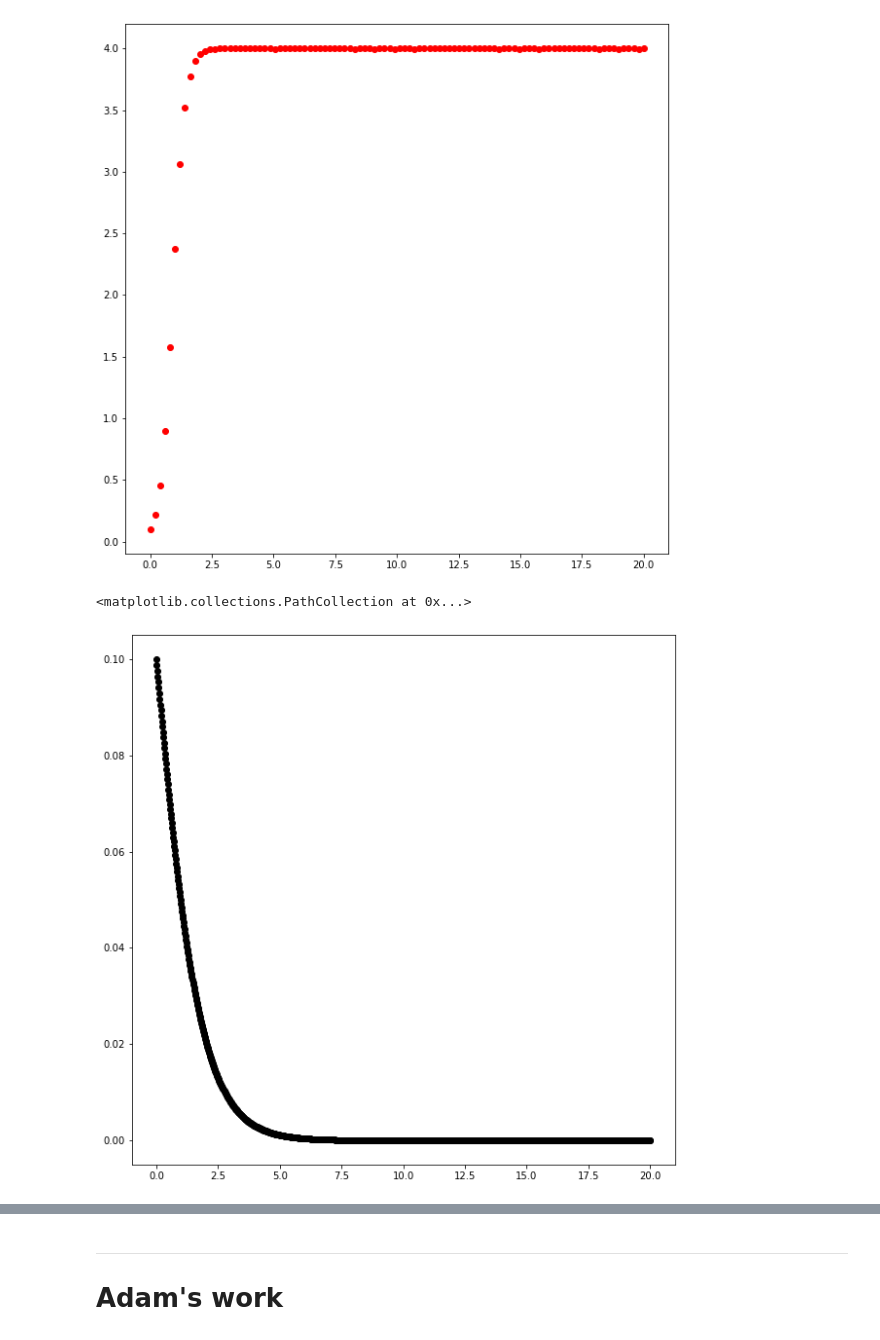
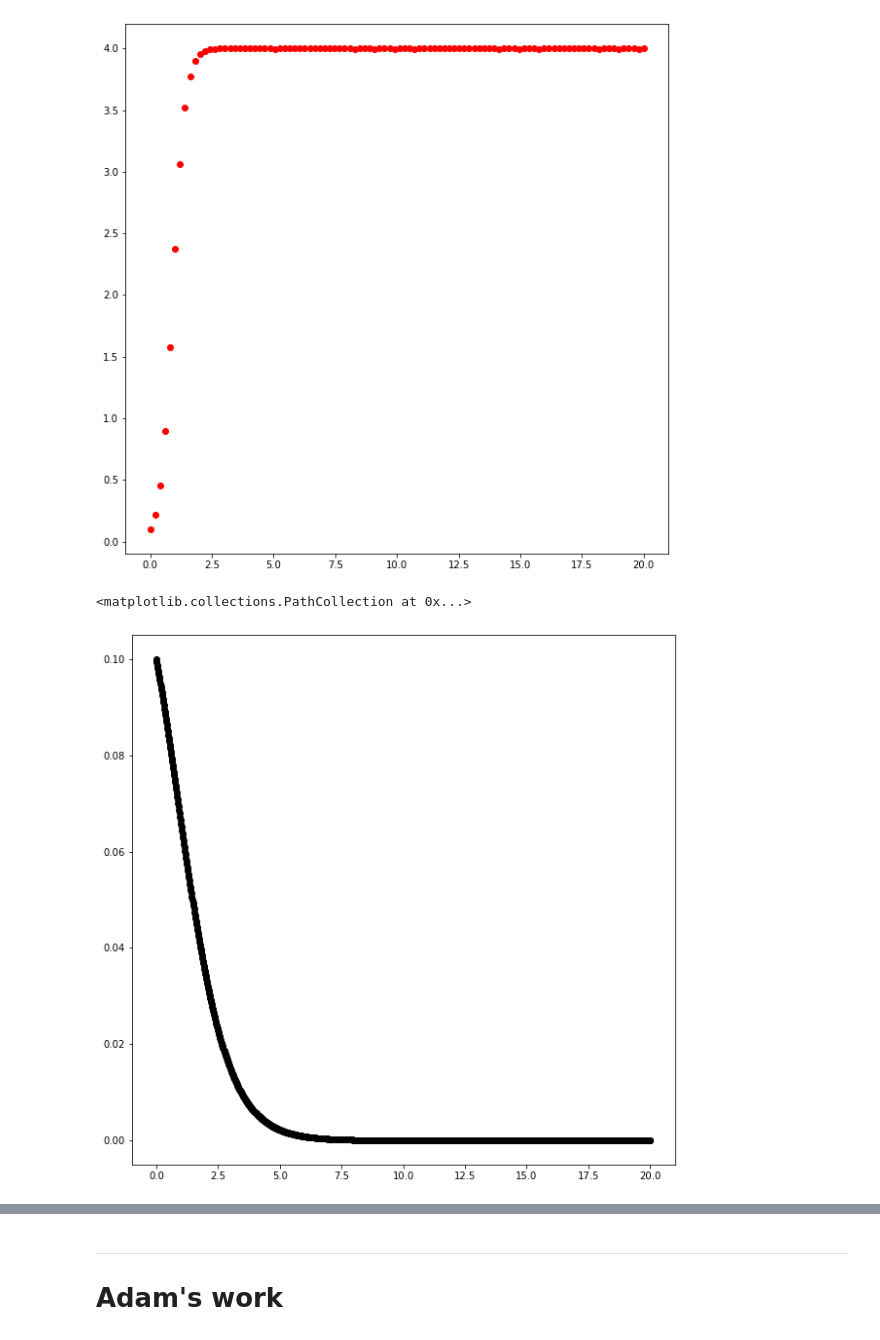
Before and after one commit to ihkim94/Ikeda, a Jupyter notebook: Ikeda_map.ipynb, the cells around one changed output, grey strips where cells are left out. Drawn from its saved outputs; the diff is of its cells as text; code cells hidden in the pictures.

```diff
--- a/Ikeda_map.ipynb
+++ b/Ikeda_map.ipynb
@@ -116,19 +116,19 @@ plt.scatter(t, X, color='r')
 <matplotlib.collections.PathCollection at 0x...>
 [figure]
 # %%
-Ikeda_model_noDelay = IkedaModel(4, 1)
+Ikeda_model_noDelay = IkedaModel(7, 1)
 from scipy.integrate import solve_ivp
 ic = [0.1]
 t = np.linspace(0, 20, 1000)
 sol = solve_ivp(Ikeda_model_noDelay, [t[0], t[-1]], ic, t_eval=t)
 X = sol.y.T
 
 plt.figure(figsize=(10, 10))
 # plt.plot(X, X, linewidth=1.0, color='r', alpha=0.9)
 plt.scatter(t, X, color='k')
 # %% [output]
 <matplotlib.collections.PathCollection at 0x...>
-[figure, old version]
+[figure, new version]
 # %%
 from pylab import cos, linspace, subplots
 from ddeint import ddeint
```
Also changed, not shown: parts of 10 cells of this notebook.
